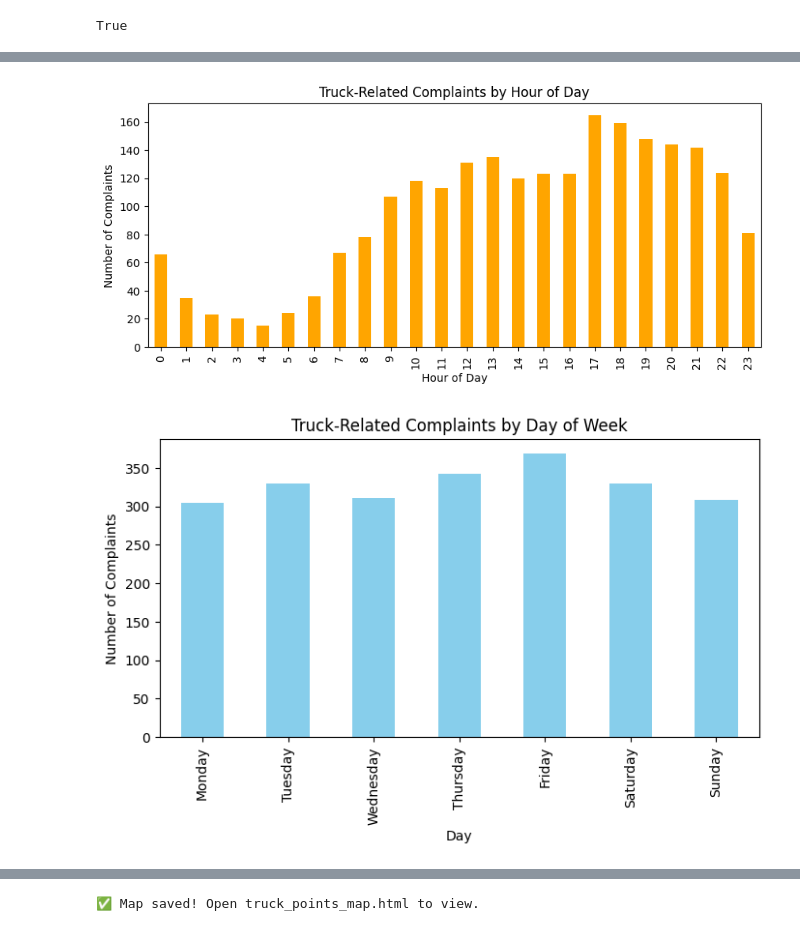
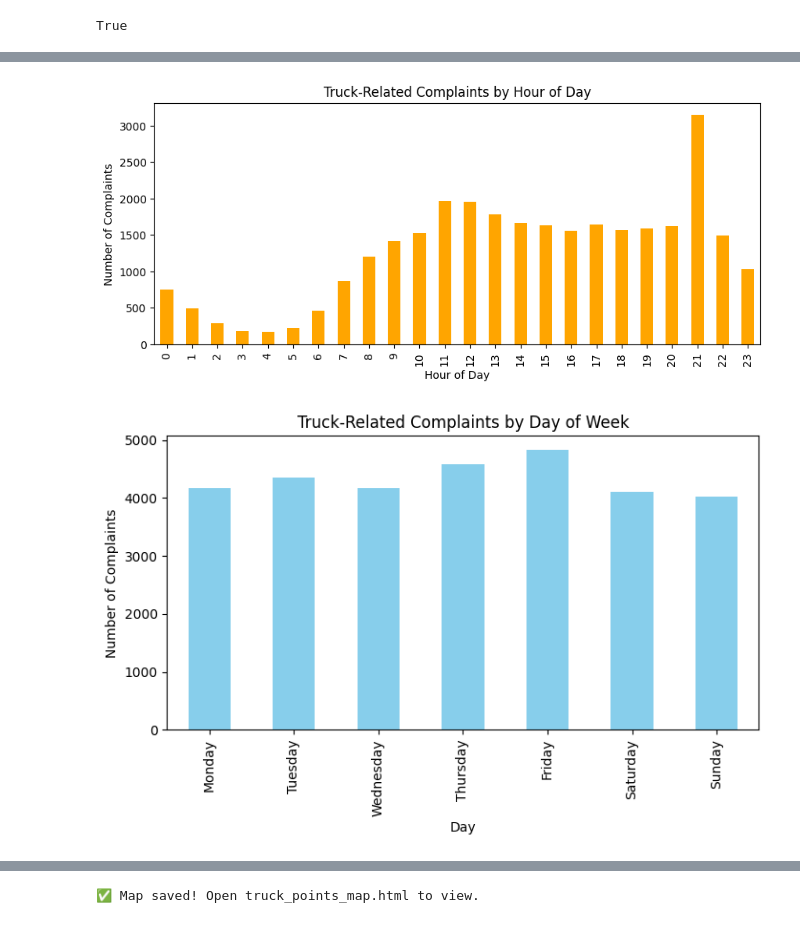
Before and after one commit to Karan-C21/nyc-curbside-congestion, a Jupyter notebook: notebooks/01_data_loading_and_exploration.ipynb, the cells around one changed output, grey strips where cells are left out. Cells and saved outputs as stored; diff of their text form; code cells hidden in the pictures.

Commit message:
Refresh 311 pull, add broader curb filter and updated EDA

```diff
--- a/notebooks/01_data_loading_and_exploration.ipynb
+++ b/notebooks/01_data_loading_and_exploration.ipynb
@@ -240,0 +291,27 @@ df = pd.read_csv("../data/311_manhattan_2023_now.csv")
+# %%
+# Broader curb/delivery filter
+curb_types = [
+    "Illegal Parking",
+    "Blocked Driveway",
+    "Blocked Sidewalk",
+    "Blocked Crosswalk",
+    "Commercial Overnight Parking",
+    "Double Parked Commercial Vehicle",
+    "No Standing",
+    "No Parking",
+    "Traffic",
+    "Obstruction",
+]
+
+keywords = [
+    "truck", "delivery", "commercial", "double park", "loading",
+    "block", "blocking", "standing", "no standing",
+]
+
+df_curb = df[df["complaint_type"].isin(curb_types)].copy()
+mask = df_curb["descriptor"].str.lower().str.contains("|".join(keywords), na=False)
+df_truck_broader = df_curb[mask].copy()
+
+print("Broader filtered rows:", len(df_truck_broader))
+print(df_truck_broader["complaint_type"].value_counts().head())
+df_truck_broader.to_csv("../data/311_truck_clean_broader.csv", index=False)
@@ -372,20 +459,44 @@ df_truck_clean[['created_date','hour','day_of_week','month']].head()
+# %%
+# Ensure created_date is datetime
+df_truck_broader['created_date'] = pd.to_datetime(df_truck_broader['created_date'], errors='coerce')
+
+# Create time features
+df_truck_broader['hour'] = df_truck_broader['created_date'].dt.hour
+df_truck_broader['day_of_week'] = df_truck_broader['created_date'].dt.day_name()
+df_truck_broader['month'] = df_truck_broader['created_date'].dt.month_name()
 # %%
 import matplotlib.pyplot as plt
 
-df_truck_clean['hour'].value_counts().sort_index().plot(kind='bar', figsize=(10,4), color='orange')
+df_truck_broader['created_date'] = pd.to_datetime(df_truck_broader['created_date'], errors='coerce')
+df_truck_broader['hour'] = df_truck_broader['created_date'].dt.hour
+
+df_truck_broader['hour'].value_counts().sort_index().plot(
+    kind='bar',
+    figsize=(10,4),
+    color='orange'
+)
+
 plt.title('Truck-Related Complaints by Hour of Day')
 plt.xlabel('Hour of Day')
 plt.ylabel('Number of Complaints')
 plt.show()
 # %% [output]
-[figure, old version]
+[figure, new version]
 # %%
 order = ['Monday','Tuesday','Wednesday','Thursday','Friday','Saturday','Sunday']
-df_truck_clean['day_of_week'].value_counts().reindex(order).plot(kind='bar', figsize=(8,4), color='skyblue')
+
+df_truck_broader['day_of_week'] = df_truck_broader['created_date'].dt.day_name()
+
+df_truck_broader['day_of_week'].value_counts().reindex(order).plot(
+    kind='bar',
+    figsize=(8,4),
+    color='skyblue'
+)
+
 plt.title('Truck-Related Complaints by Day of Week')
 plt.xlabel('Day')
 plt.ylabel('Number of Complaints')
 plt.show()
 # %% [output]
-[figure, old version]
+[figure, new version]
 # %%
```
Also changed, not shown: parts of 18 cells of this notebook.
